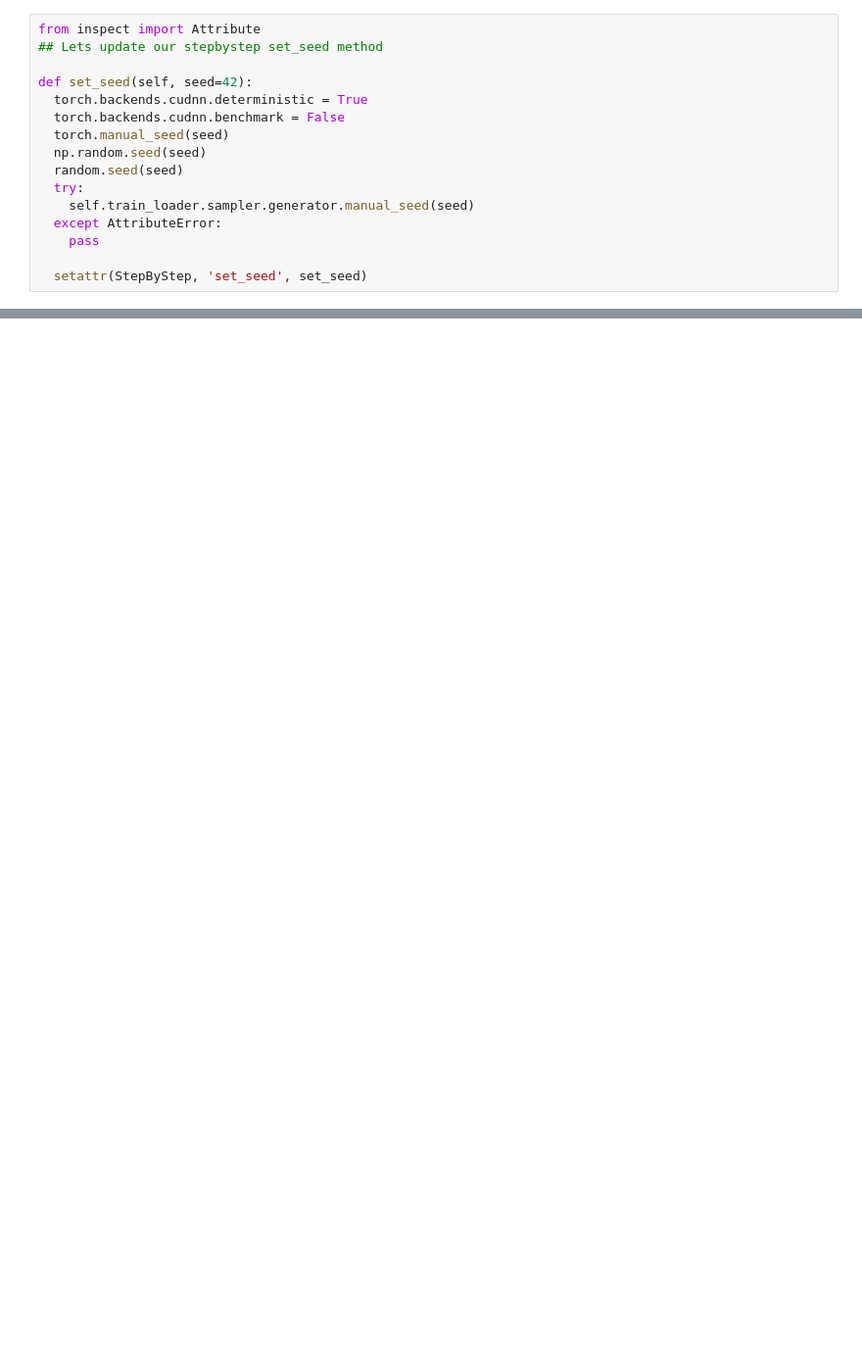
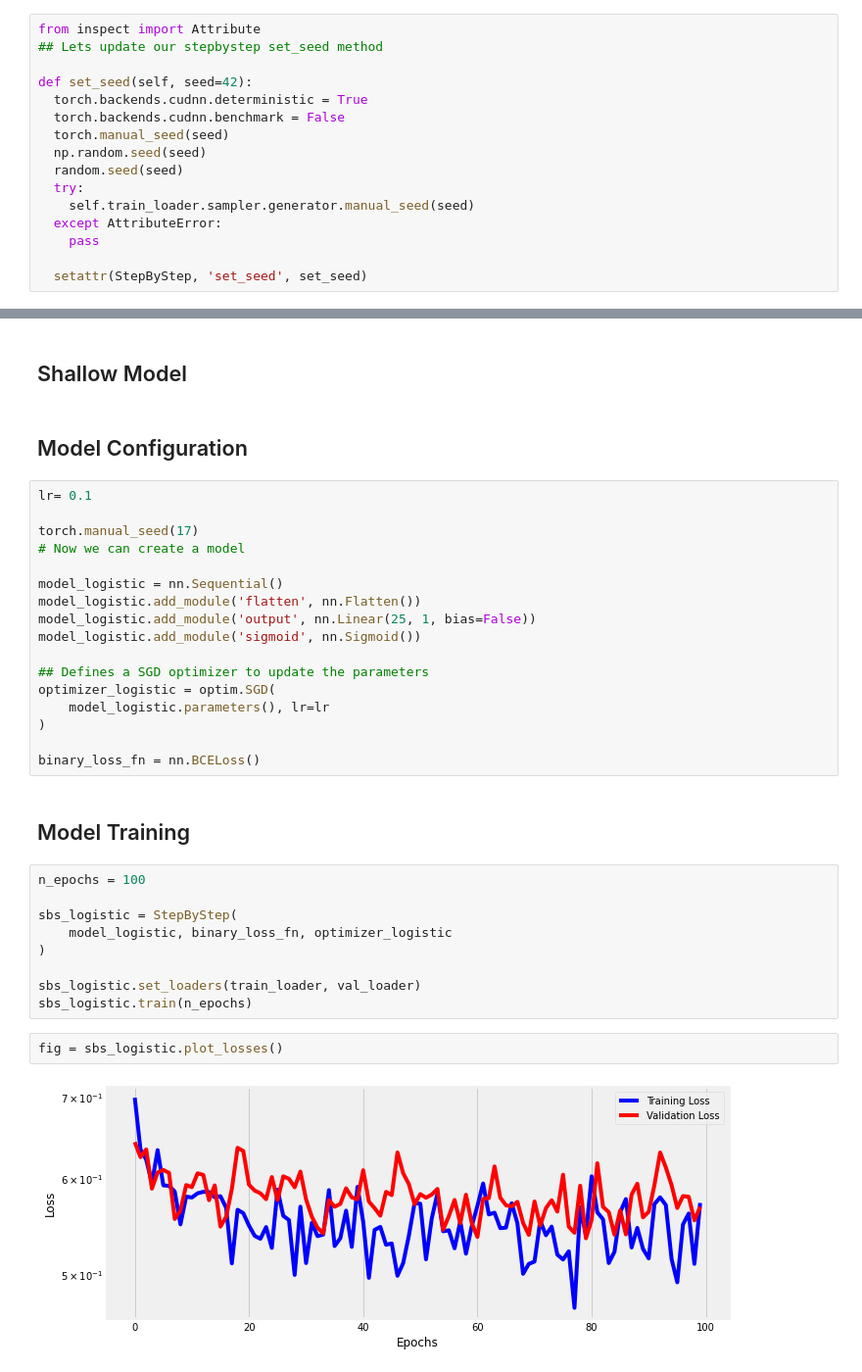
Before and after one commit to ridhimagarg/PyTorchBook, a Jupyter notebook: Chapter04.ipynb, the cells around one changed output, grey strips where cells are left out. Shown: that part at 98% size. Cells and saved outputs as stored; diff of their text form; blank space fills up the shorter version.

```diff
--- a/Chapter04.ipynb
+++ b/Chapter04.ipynb
@@ -416,0 +479,36 @@ def set_seed(self, seed=42):
+# %% [markdown]
+## Shallow Model
+# %% [markdown]
+## Model Configuration
+# %%
+lr= 0.1
+
+torch.manual_seed(17)
+# Now we can create a model
+
+model_logistic = nn.Sequential()
+model_logistic.add_module('flatten', nn.Flatten())
+model_logistic.add_module('output', nn.Linear(25, 1, bias=False))
+model_logistic.add_module('sigmoid', nn.Sigmoid())
+
+## Defines a SGD optimizer to update the parameters
+optimizer_logistic = optim.SGD(
+    model_logistic.parameters(), lr=lr
+)
+
+binary_loss_fn = nn.BCELoss()
+# %% [markdown]
+## Model Training
+# %%
+n_epochs = 100
+
+sbs_logistic = StepByStep(
+    model_logistic, binary_loss_fn, optimizer_logistic
+)
+
+sbs_logistic.set_loaders(train_loader, val_loader)
+sbs_logistic.train(n_epochs)
+# %%
+fig = sbs_logistic.plot_losses()
+# %% [output]
+[figure, added]
```
Also changed, not shown: parts of 13 cells of this notebook.
